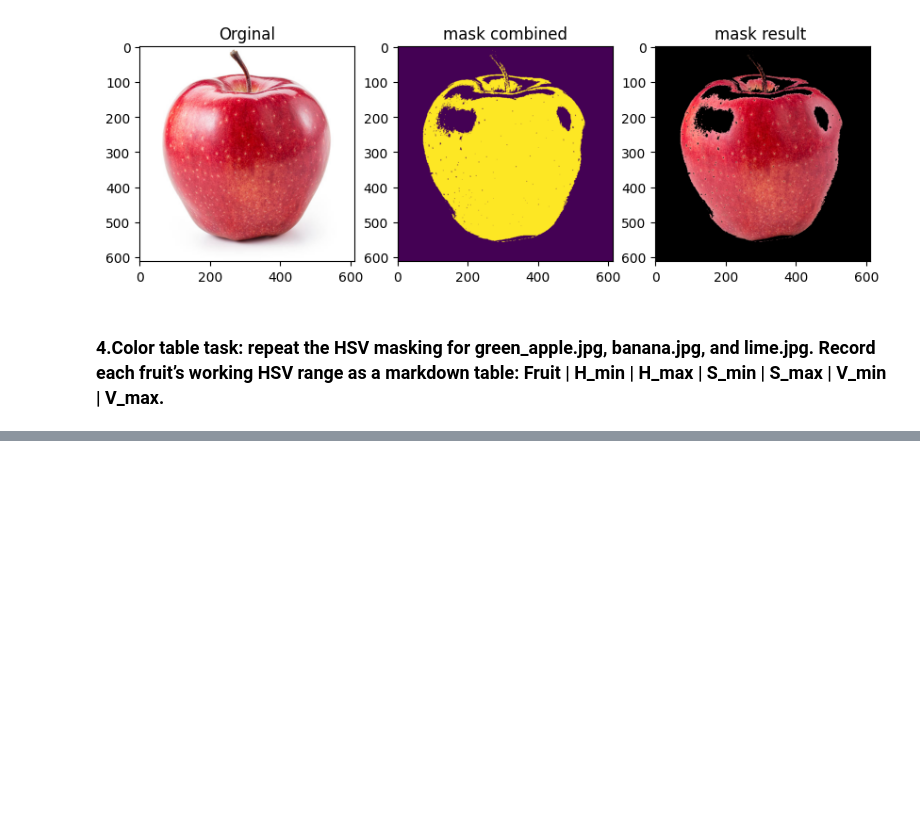
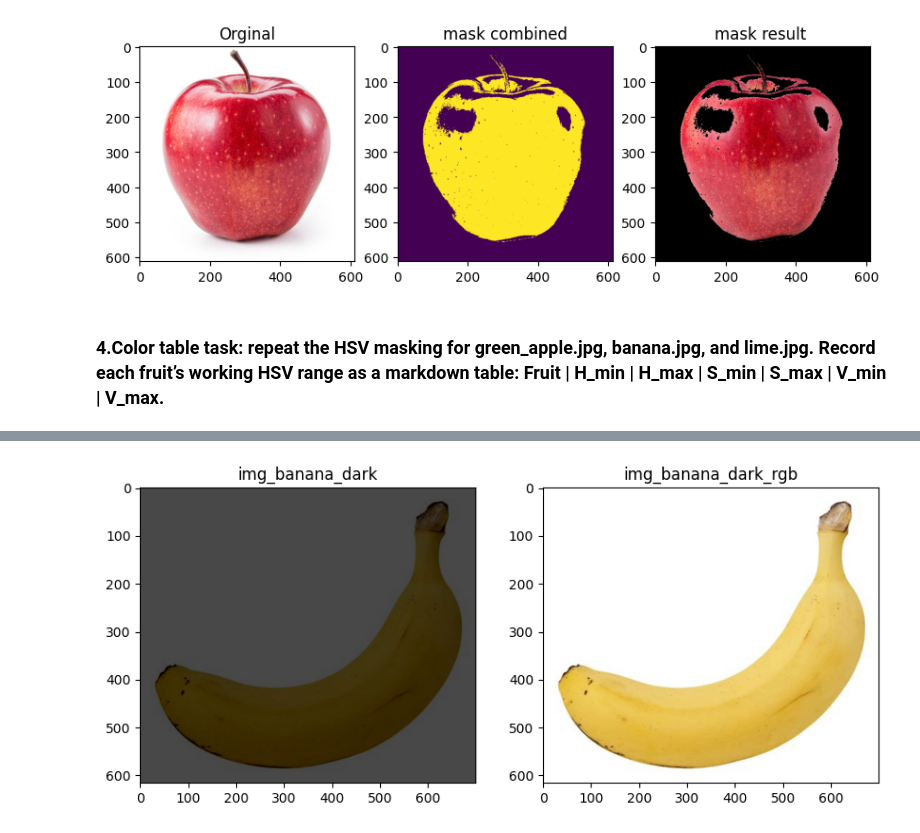
Before and after one commit to un1u3/ml-labs, a Jupyter notebook: fusemachines-2026/phase3/assignment2/Image Processing.ipynb, the cells around one changed output, grey strips where cells are left out. Cells and saved outputs as stored; diff of their text form; code cells hidden in the pictures; blank space fills up the shorter version.

```diff
--- a/fusemachines-2026/phase3/assignment2/Image Processing.ipynb
+++ b/fusemachines-2026/phase3/assignment2/Image Processing.ipynb
@@ -100,0 +194,15 @@ Text(0.5, 1.0, 'mask result ')
+# %%
+img_banana = cv.imread('Images/banana.png')
+img_banana_rgb = cv.cvtColor(img_banana, cv.COLOR_BGR2RGB)
+
+# darken it artificially
+img_banana_dark = np.clip(img_banana_rgb.astype(np.float32) * 0.4 - 30, 0, 255).astype(np.uint8)
+
+fig, axes = plt.subplots(1,2,figsize=(10,5))
+axes[0].imshow(img_banana_dark)
+axes[0].set_title('img_banana_dark')
+axes[1].imshow(img_banana_rgb)
+plt.title('img_banana_dark_rgb')
+plt.show()
+# %% [output]
+[figure, added]
```
Also changed, not shown: parts of 15 cells of this notebook, 2 other files.
